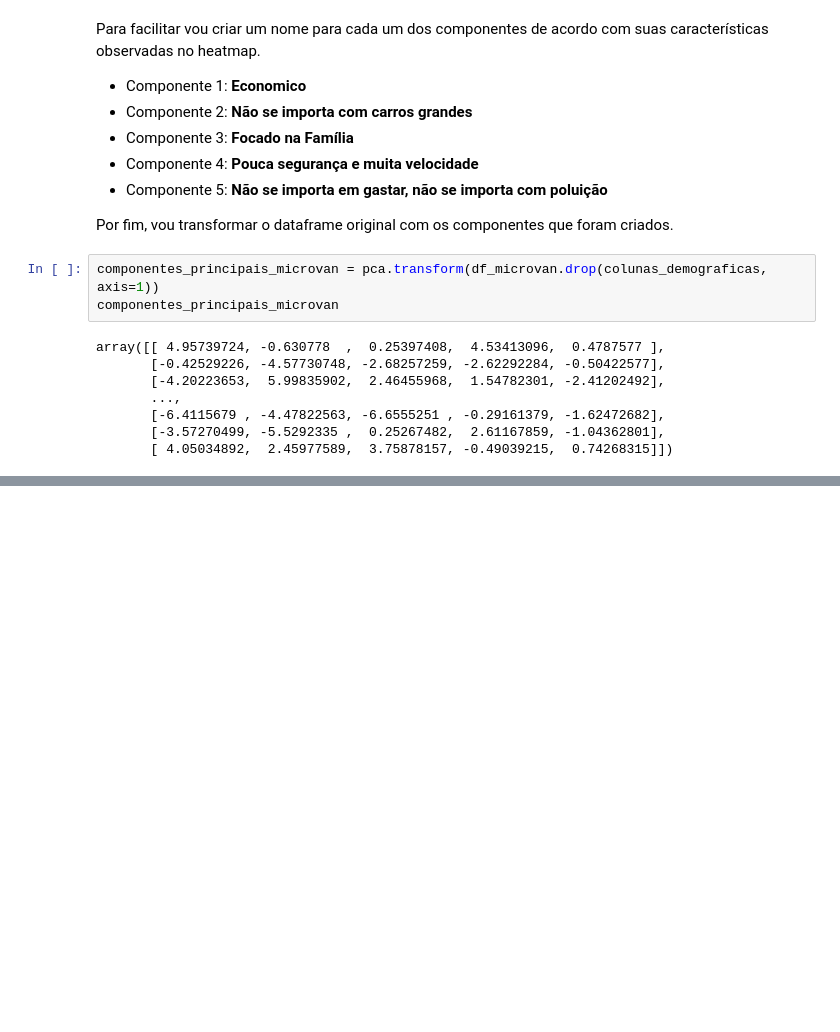
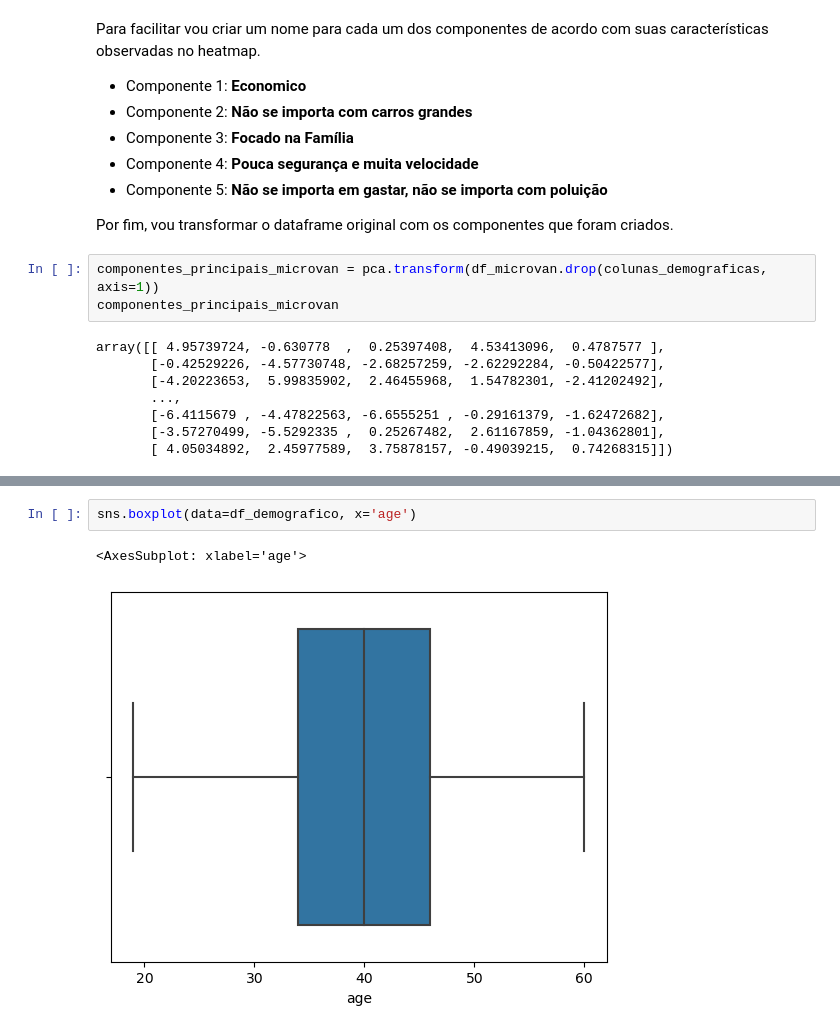
Before and after one commit to Igorsmh/PCA_Kmeans_Minivans, a Jupyter notebook: pca_vans.ipynb, the cells around one changed output, grey strips where cells are left out. Saved outputs shown, nothing was run; the diff lists cells and outputs as text; blank space fills up the shorter version.

```diff
--- a/pca_vans.ipynb
+++ b/pca_vans.ipynb
@@ -216,0 +414,5 @@ array([[ 4.95739724, -0.630778  ,  0.25397408,  4.53413096,  0.4787577 ],
+# %%
+sns.boxplot(data=df_demografico, x='age')
+# %% [output]
+<AxesSubplot: xlabel='age'>
+[figure, added]
```
Also changed, not shown: parts of 32 cells of this notebook.
